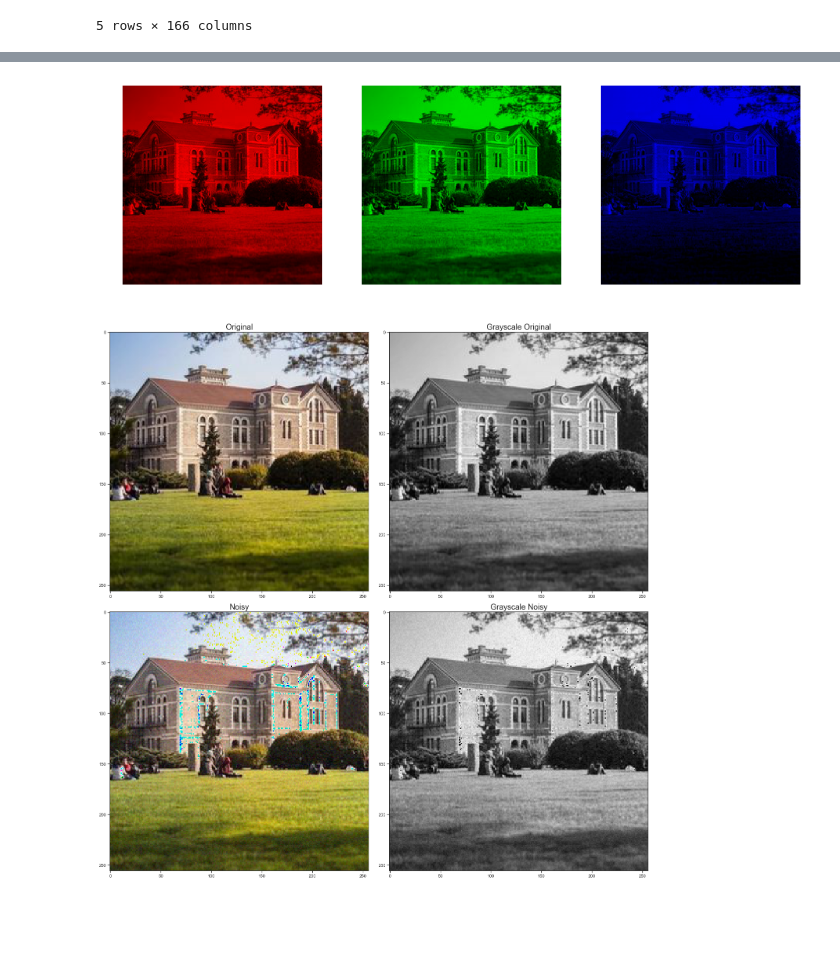
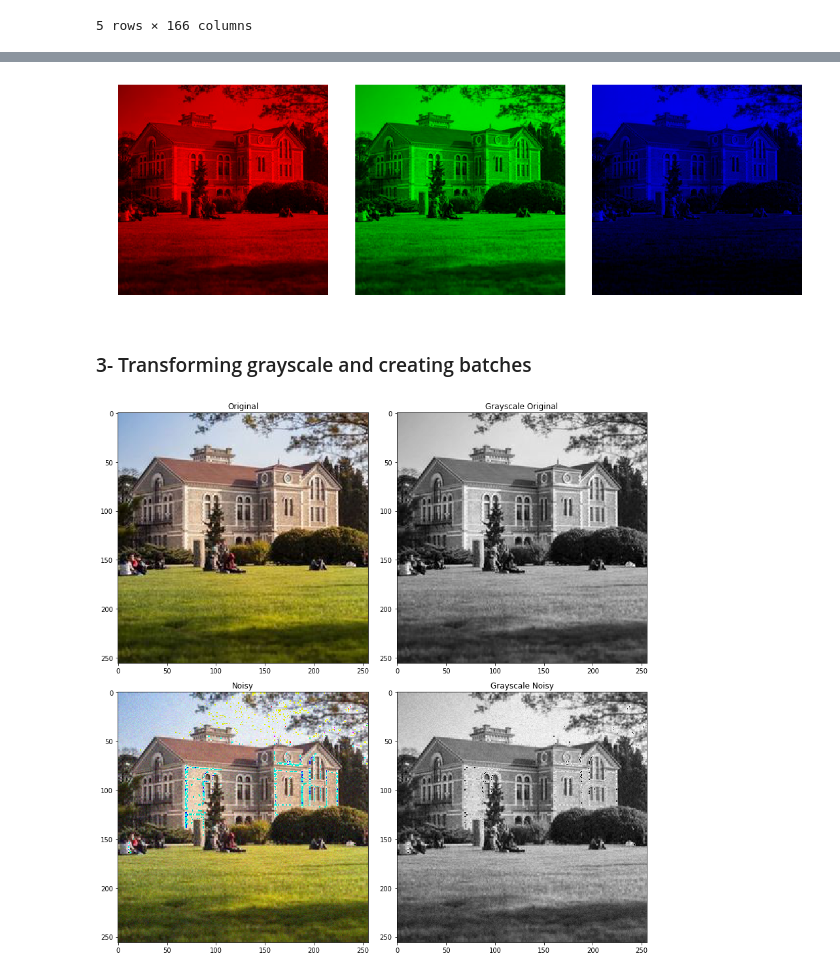
Before and after one commit to BU-IE-582/fall19-sarikayamerts, a Jupyter notebook: hw2/Assignment2.ipynb, the cells around one changed output, grey strips where cells are left out. Saved outputs shown, nothing was run; the diff lists cells and outputs as text; code cells hidden in the pictures; blank space fills up the shorter version.

```diff
--- a/hw2/Assignment2.ipynb
+++ b/hw2/Assignment2.ipynb
@@ -12,5 +11,5 @@ from skimage.color import rgb2gray, rgb2grey
 import warnings
 # %%
 warnings.simplefilter('ignore')
-plt.rcParams['figure.figsize'] = (16,9)
-sns.set(style='whitegrid')
+plt.rcParams['figure.figsize'] = (15,8)
+# sns.set(style='whitegrid')
@@ -124,26 +99,33 @@ plt.imshow(noisy_im)
 # %%
 figure, plots = plt.subplots(ncols=3, nrows=1)
+
 for i, subplot in zip(range(3), plots):
     temp = np.zeros(im.shape, dtype='uint8')
     temp[:,:,i] = im[:,:,i]
     subplot.imshow(temp)
     subplot.set_axis_off()
+
+figure.tight_layout()
 plt.show()
 # %% [output]
-[figure, old version]
+[figure, new version]
+# %% [markdown]
+### 3- Transforming grayscale and creating batches
 # %%
-fig, axes = plt.subplots(2, 2, figsize=(20,20))
+gray_im = rgb2gray(noisy_im)
+
+fig, axes = plt.subplots(ncols=2, nrows=2, figsize=(12,12))
 
 ax = axes.ravel()
 ax[0].imshow(im)
-ax[0].set_title("Original", size=20)
+ax[0].set_title("Original", size=12)
 ax[1].imshow(rgb2gray(im), cmap=plt.cm.gray)
-ax[1].set_title("Grayscale Original", size=20)
+ax[1].set_title("Grayscale Original", size=12)
 ax[2].imshow(noisy_im)
-ax[2].set_title("Noisy", size=20)
+ax[2].set_title("Noisy", size=12)
 ax[3].imshow(rgb2gray(noisy_im), cmap=plt.cm.gray)
-ax[3].set_title("Grayscale Noisy", size=20)
+ax[3].set_title("Grayscale Noisy", size=12)
 
 fig.tight_layout()
 # %% [output]
-[figure, old version]
+[figure, new version]
```
Also changed, not shown: parts of 25 cells of this notebook.
